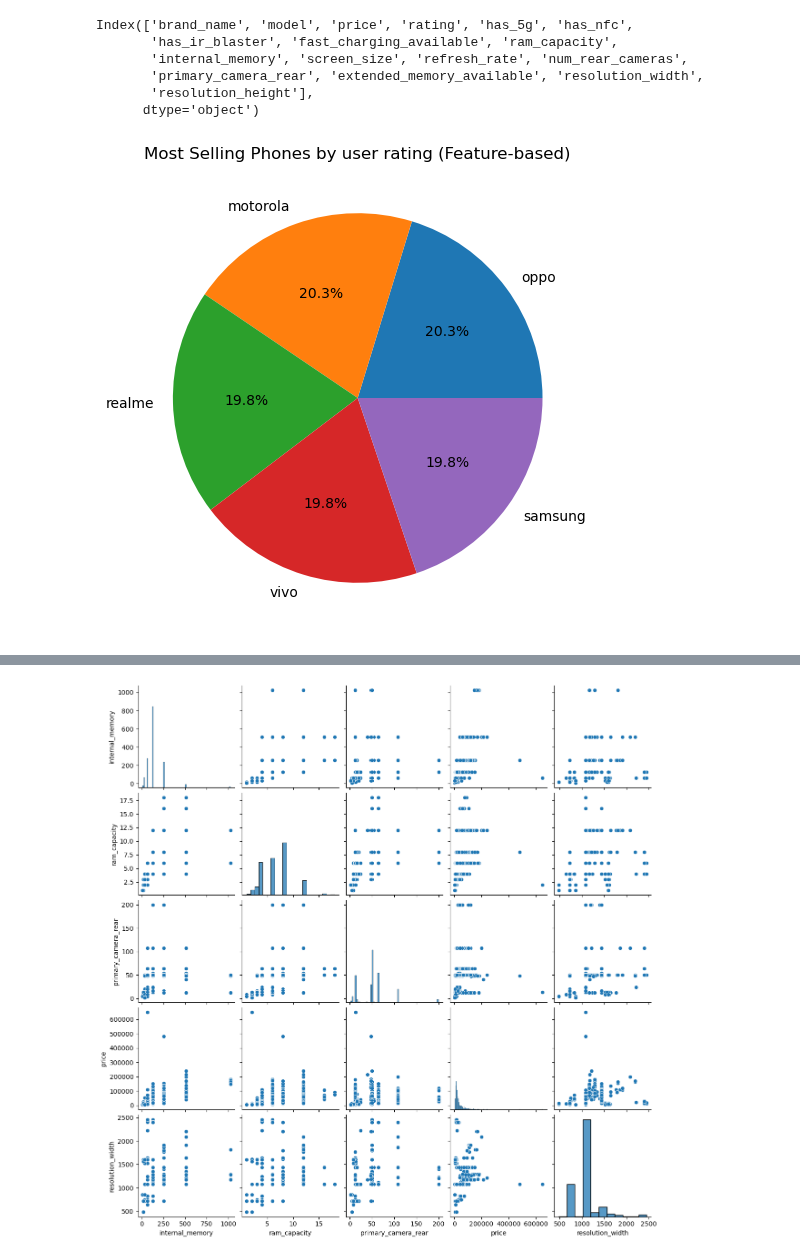
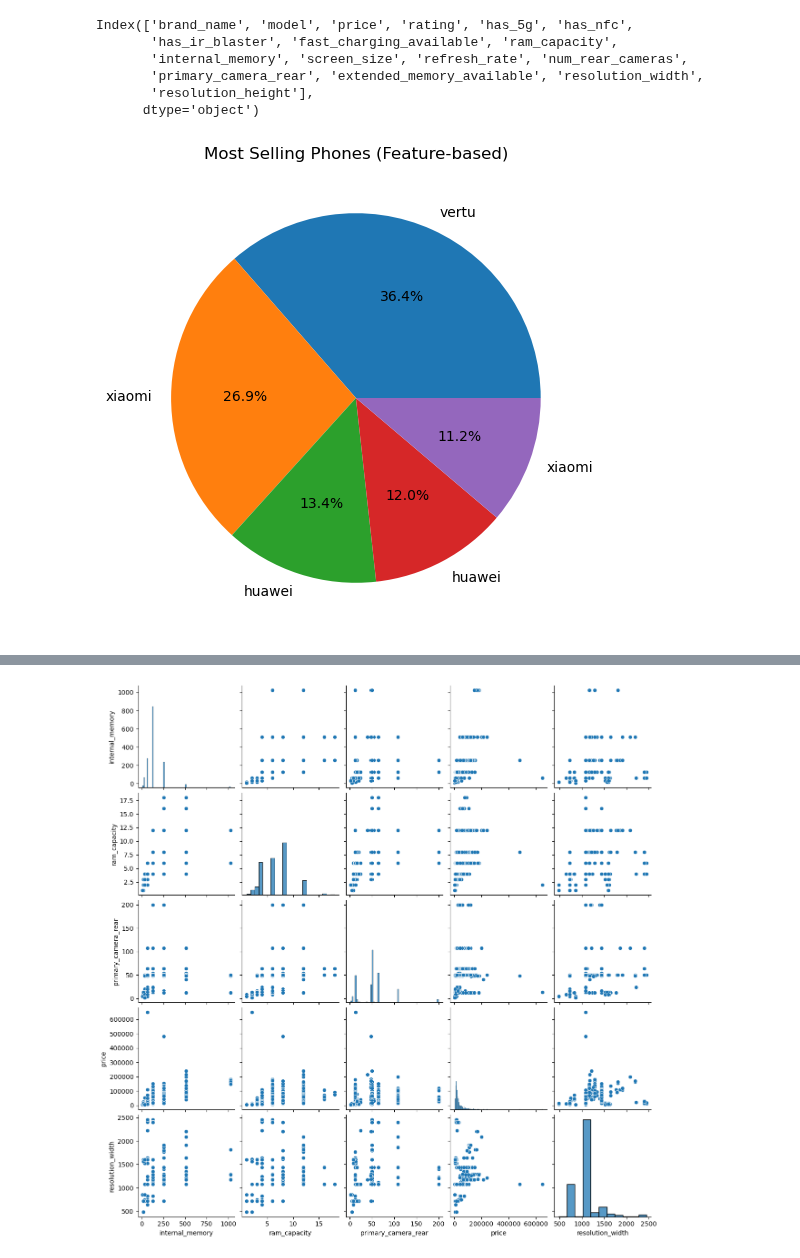
Before and after one commit to ganeshpariyar99/AICoursework, a Jupyter notebook: coursework.ipynb, the cells around one changed output, grey strips where cells are left out. Saved outputs shown, nothing was run; the diff lists cells and outputs as text; code cells hidden in the pictures.

```diff
--- a/coursework.ipynb
+++ b/coursework.ipynb
@@ -193,18 +193,18 @@ Index(['brand_name', 'model', 'price', 'rating', 'has_5g', 'has_nfc',
       dtype='object')
 # %%
 top5_models = (
-    data.sort_values('rating', ascending=False)
+    data.sort_values('price', ascending=False)
     .head(5)
-    .set_index('brand_name')['rating']
+    .set_index('brand_name')['price']
 )
 
 plt.figure(figsize=(6, 6))
 top5_models.plot(kind='pie', autopct='%1.1f%%')
 plt.ylabel("")
-plt.title("Most Selling Phones by user rating (Feature-based)")
+plt.title("Most Selling Phones (Feature-based)")
 plt.show()
 # %% [output]
-[figure, old version]
+[figure, new version]
 # %%
 print(data.columns)
 # %% [output]
```
Also changed, not shown: parts of 2 cells of this notebook.
